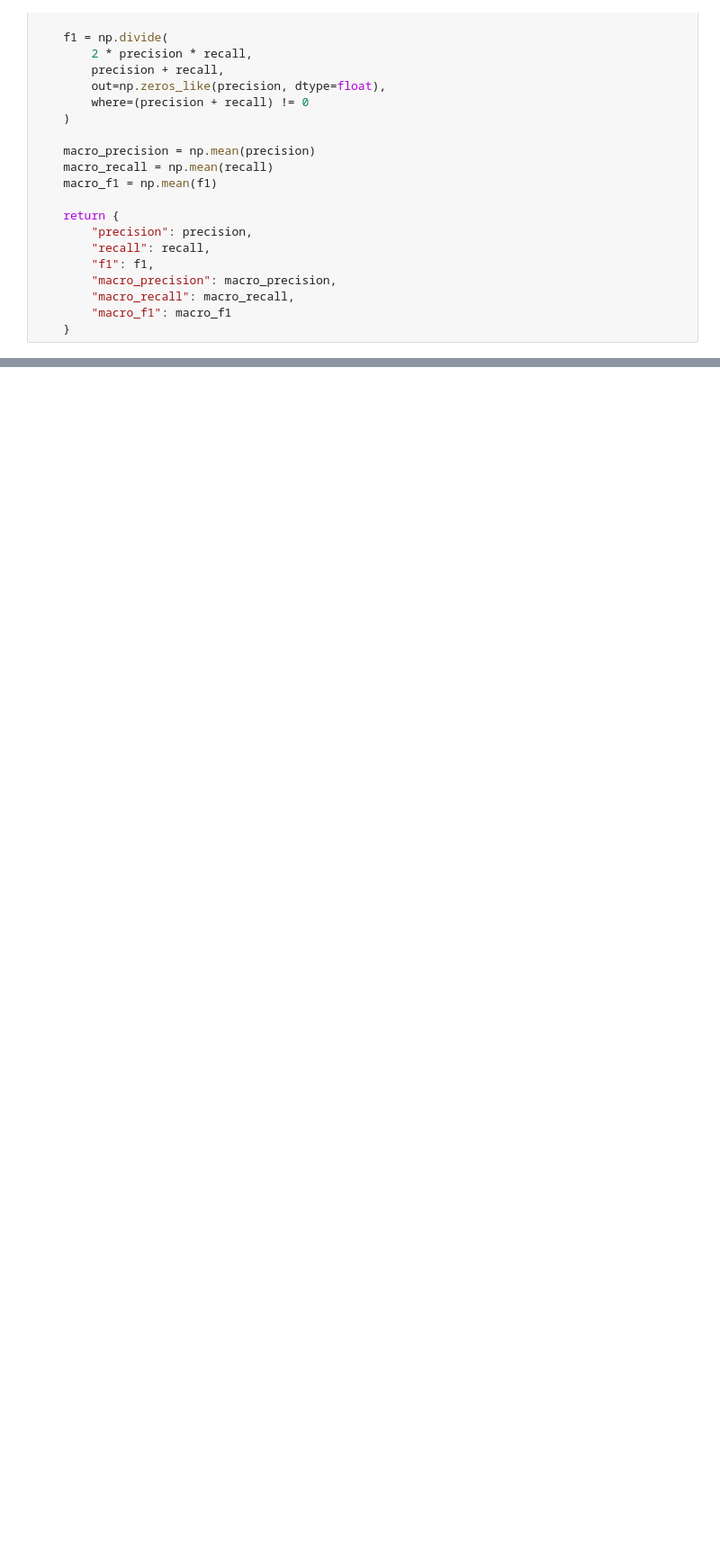
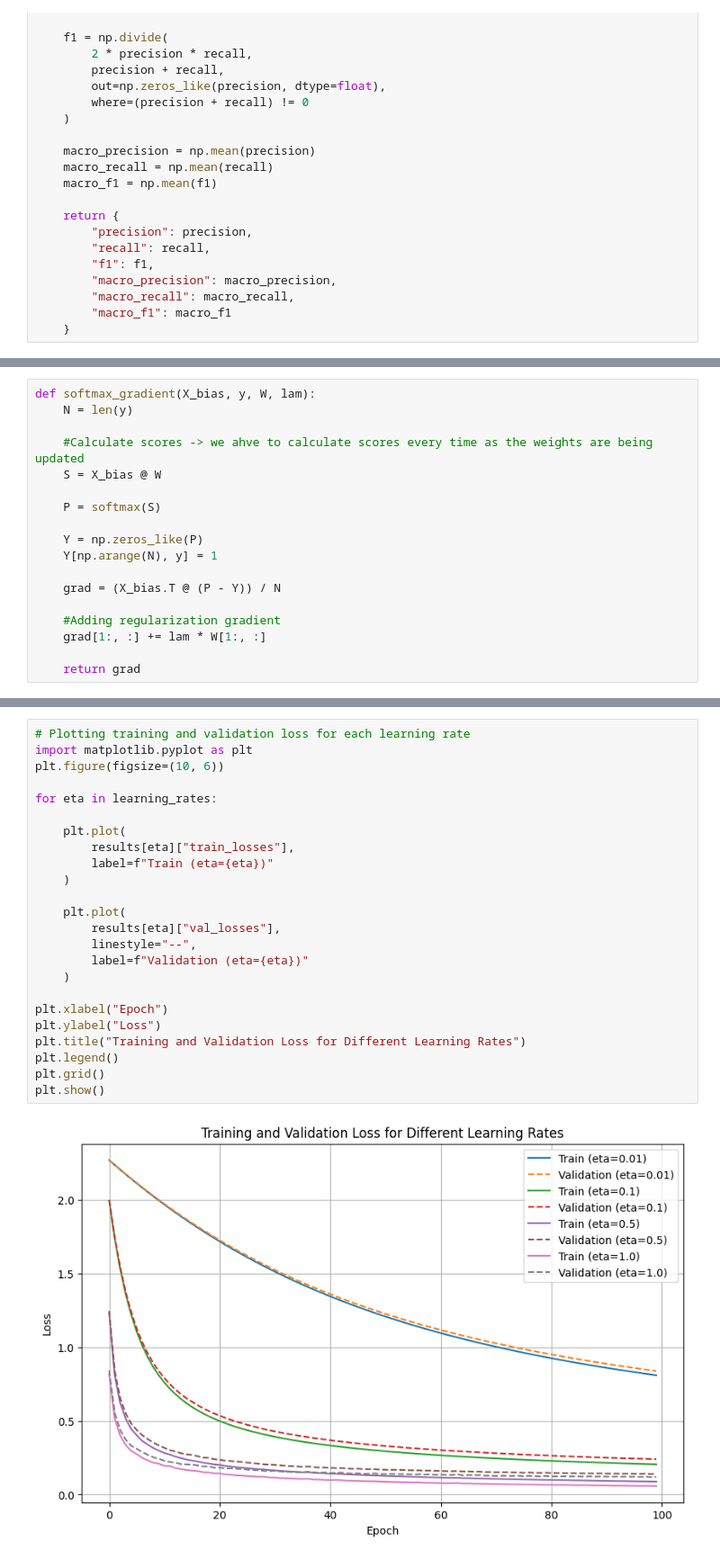
Before and after one commit to asmaa580/Linear-Models-and-Support-Vector-Machines, a Jupyter notebook: notebbok1.ipynb, the cells around one changed output, grey strips where cells are left out. Shown at 90% size. Saved outputs shown, nothing was run; the diff lists cells and outputs as text; blank space fills up the shorter version.

```diff
--- a/notebbok1.ipynb
+++ b/notebbok1.ipynb
@@ -213,0 +268,18 @@ def classification_metrics(cm):
+# %%
+def softmax_gradient(X_bias, y, W, lam):
+    N = len(y)
+
+    #Calculate scores -> we ahve to calculate scores every time as the weights are being updated
+    S = X_bias @ W
+
+    P = softmax(S)
+
+    Y = np.zeros_like(P)
+    Y[np.arange(N), y] = 1
+
+    grad = (X_bias.T @ (P - Y)) / N
+
+    #Adding regularization gradient
+    grad[1:, :] += lam * W[1:, :]
+
+    return grad
@@ -213,0 +478,26 @@ def classification_metrics(cm):
+# %%
+# Plotting training and validation loss for each learning rate
+import matplotlib.pyplot as plt
+plt.figure(figsize=(10, 6))
+
+for eta in learning_rates:
+
+    plt.plot(
+        results[eta]["train_losses"],
+        label=f"Train (eta={eta})"
+    )
+
+    plt.plot(
+        results[eta]["val_losses"],
+        linestyle="--",
+        label=f"Validation (eta={eta})"
+    )
+
+plt.xlabel("Epoch")
+plt.ylabel("Loss")
+plt.title("Training and Validation Loss for Different Learning Rates")
+plt.legend()
+plt.grid()
+plt.show()
+# %% [output]
+[figure, added]
```
Also changed, not shown: parts of 44 cells of this notebook.
